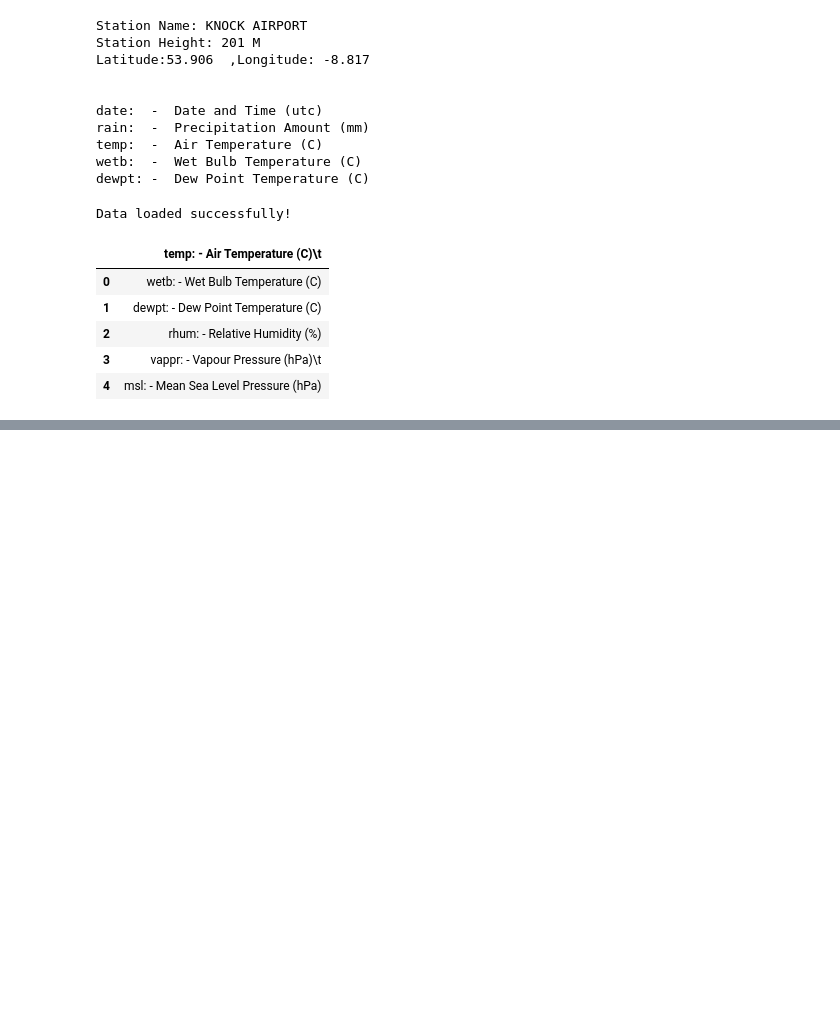
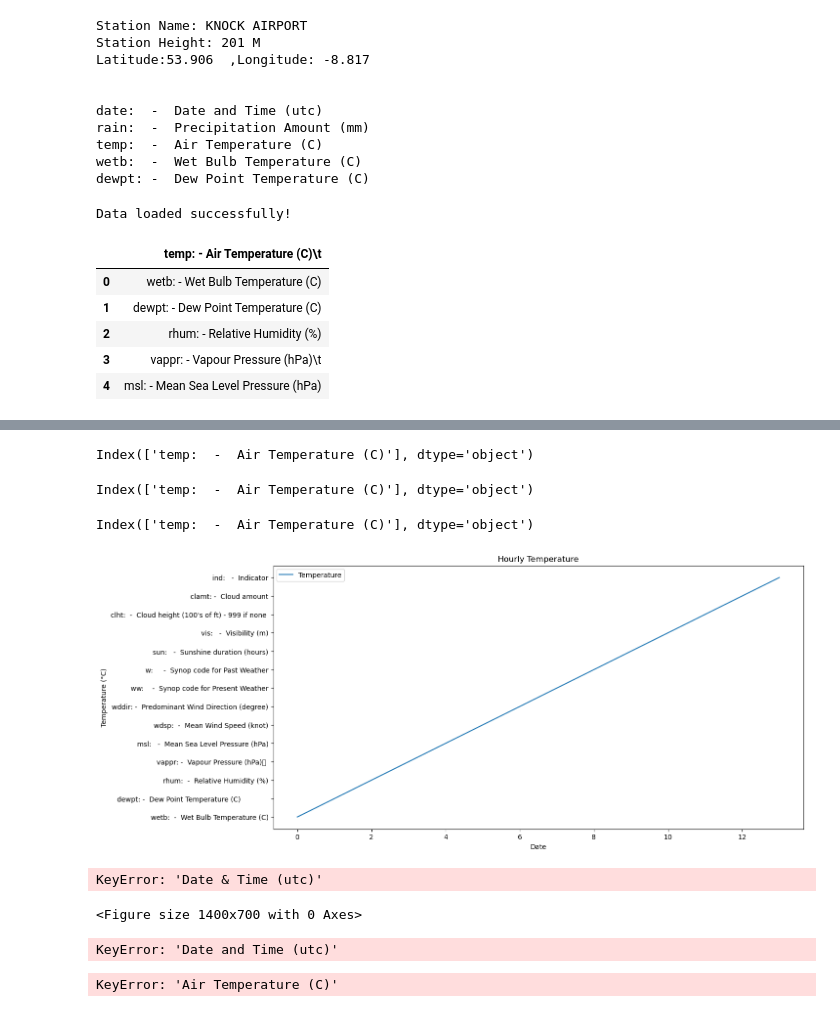
Before and after one commit to Roisin2/PFDA-Assignments, a Jupyter notebook: assignment_6_Weather.ipynb, the cells around one changed output, grey strips where cells are left out. Drawn from its saved outputs; the diff is of its cells as text; code cells hidden in the pictures; blank space fills up the shorter version.

```diff
--- a/assignment_6_Weather.ipynb
+++ b/assignment_6_Weather.ipynb
@@ -88,3 +88,12 @@ Data loaded successfully!
 | 2 | rhum: - Relative Humidity (%) |
 | 3 | vappr: - Vapour Pressure (hPa)\t |
 | 4 | msl: - Mean Sea Level Pressure (hPa) |
+# %%
+# URL of the CSV file
+url = 'https://cli.fusio.net/cli/climate_data/webdata/hly4935.csv'
+
+# Load the data
+data = pd.read_csv(url, skiprows=7, on_bad_lines='skip', delimiter=',')
+
+# Display the first few rows to inspect the data
+data.head()
@@ -90,0 +107,70 @@ Data loaded successfully!
+# %%
+print(data.columns)
+# %% [output]
+Index(['temp:  -  Air Temperature (C)'], dtype='object')
+# %%
+data.columns = data.columns.str.strip()
+print(data.columns)
+# %% [output]
+Index(['temp:  -  Air Temperature (C)'], dtype='object')
+# %%
+# Remove leading/trailing spaces from column names
+data.columns = data.columns.str.strip()
+print(data.columns)
+# %% [output]
+Index(['temp:  -  Air Temperature (C)'], dtype='object')
+# %%
+# Plot the temperature using the correct column name
+plt.figure(figsize=(14, 7))
+plt.plot(data['temp:  -  Air Temperature (C)'], label='Temperature')
+plt.title('Hourly Temperature')
+plt.xlabel('Date')
+plt.ylabel('Temperature (°C)')
+plt.legend()
+plt.show()
+# %% [output]
+[figure, added]
+# %%
+# Plotting the temp
+plt.figure(figsize=(14, 7))
+plt.plot(data['Date & Time (utc)'], data['Air Temperature (C)'], label='Temperature')
+plt.title('Hourly Temperature')
+plt.xlabel('Date')
+plt.ylabel('Temperature (°C)')
+plt.legend()
+plt.show()
+# %% [output]
+KeyError: 'Date & Time (utc)'
+<Figure size 1400x700 with 0 Axes>
+# %%
+# Change the 'Date and Time (utc)' column to datetime
+data['Date and Time (utc)'] = pd.to_datetime(data['Date and Time (utc)'])
+
+# Cal daily mean temperature
+data.set_index('Date and Time (utc)', inplace=True)
+data['Daily Mean Temperature'] = data['Air Temperature (C)'].resample('D').mean()
+
+# Plotting daily mean temperature
+plt.figure(figsize=(14, 7))
+plt.plot(data['Daily Mean Temperature'], label='Daily Mean Temperature')
+plt.title('Daily Mean Temperature')
+plt.xlabel('Date')
+plt.ylabel('Temperature (°C)')
+plt.legend()
+plt.show()
+# %% [output]
+KeyError: 'Date and Time (utc)'
+# %%
+# Cal monthly mean temperature
+data['Monthly Mean Temperature'] = data['Air Temperature (C)'].resample('M').mean()
+
+# Plotting monthly mean temperature
+plt.figure(figsize=(14, 7))
+plt.plot(data['Monthly Mean Temperature'], label='Monthly Mean Temperature')
+plt.title('Monthly Mean Temperature')
+plt.xlabel('Date')
+plt.ylabel('Temperature (°C)')
+plt.legend()
+plt.show()
+# %% [output]
+KeyError: 'Air Temperature (C)'
```
Also changed, not shown: parts of 5 cells of this notebook.
